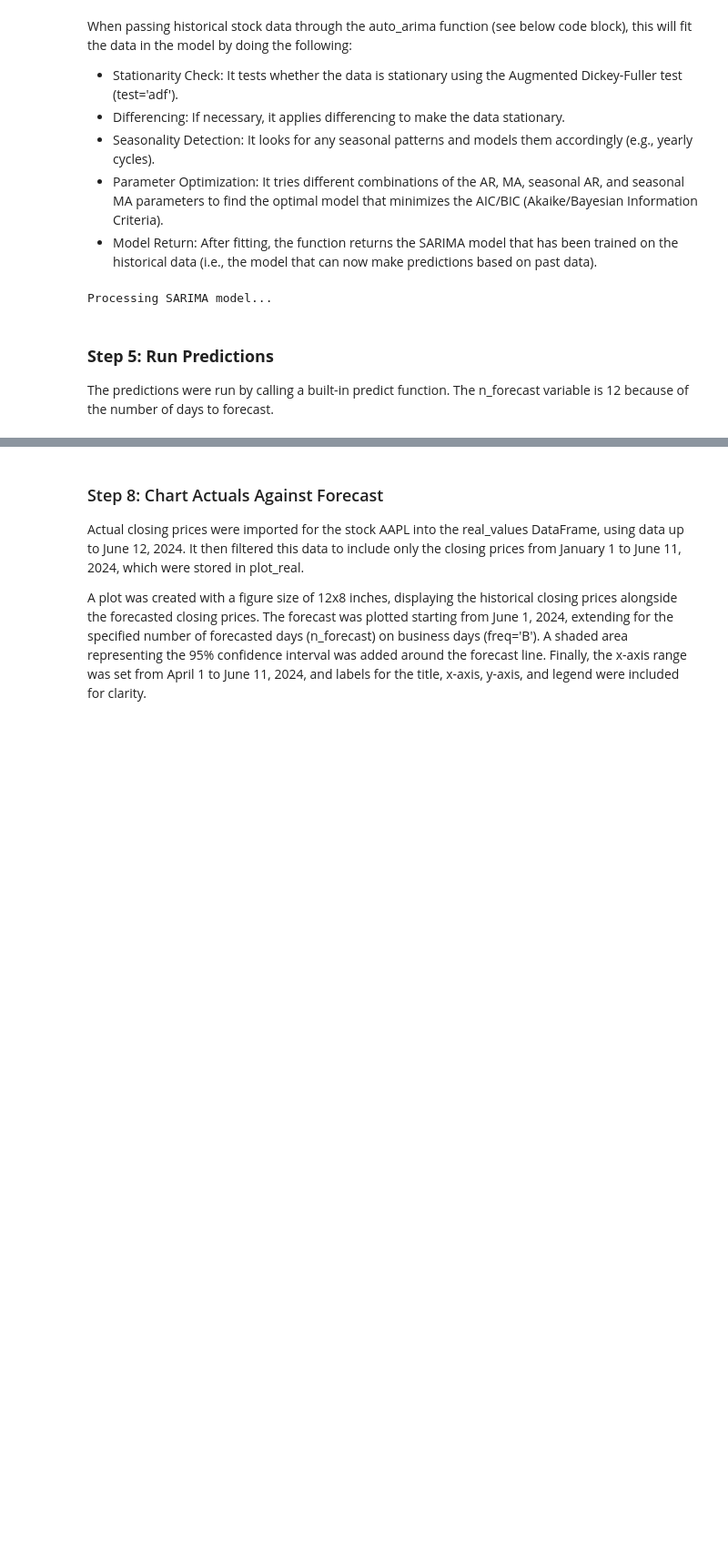
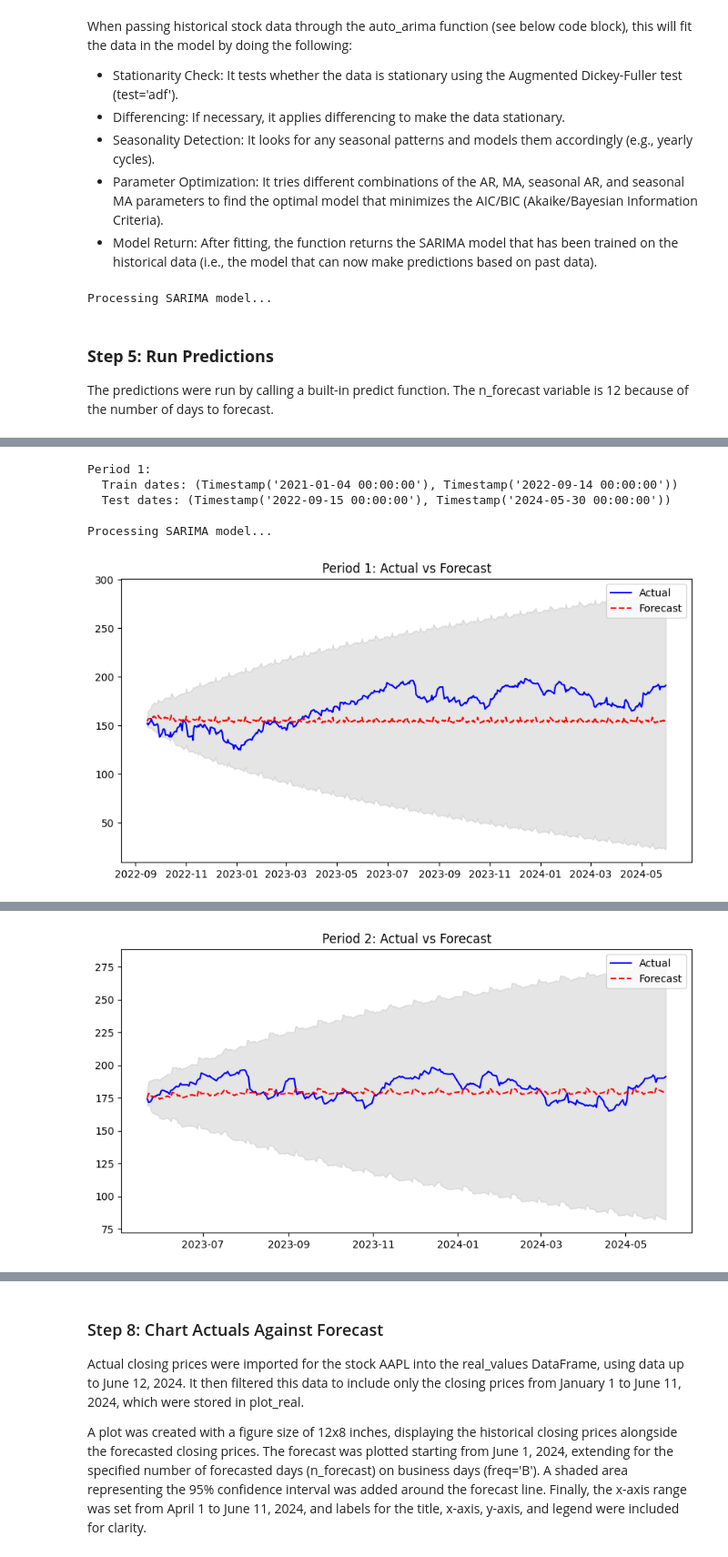
Before and after one commit to readingshapes/stock_forecasting, a Jupyter notebook: report copy 3.ipynb, the cells around one changed output, grey strips where cells are left out. Shown: that part at 91% size. Drawn from its saved outputs; the diff is of its cells as text; code cells hidden in the pictures; blank space fills up the shorter version.

```diff
--- a/report copy 3.ipynb
+++ b/report copy 3.ipynb
@@ -502,0 +333,79 @@ dtype: float64
+# %%
+# Total number of data points
+total_days = len(stock_data)
+
+# Define the periods for training and testing (adjusted for rolling splits)
+train_period_days = int(0.5 * total_days)  # 50% for training
+test_period_days = int(0.5 * total_days)   # 50% for testing
+
+# Rolling splits setup (3-fold)
+rolling_splits = []
+
+# Period 1: Train on first 50% and test on remaining 50%
+train_period_1 = stock_data.iloc[:train_period_days]
+test_period_1 = stock_data.iloc[train_period_days:]
+
+rolling_splits.append({
+    "train_dates": (train_period_1.index[0], train_period_1.index[-1]),
+    "test_dates": (test_period_1.index[0], test_period_1.index[-1])
+})
+
+# Period 2: Train on 70% and test on 30%
+train_period_days2 = int(0.7 * total_days)
+test_period_days2 = int(0.3 * total_days)
+train_period_2 = stock_data.iloc[:train_period_days2]
+test_period_2 = stock_data.iloc[train_period_days2:]
+
+rolling_splits.append({
+    "train_dates": (train_period_2.index[0], train_period_2.index[-1]),
+    "test_dates": (test_period_2.index[0], test_period_2.index[-1])
+})
+
+# Period 3: Train on 90% and test on remaining 10%
+train_period_days3 = int(0.9 * total_days)
+test_period_days3 = int(0.1 * total_days)
+train_period_3 = stock_data.iloc[:train_period_days3]
+test_period_3 = stock_data.iloc[train_period_days3:]
+
+rolling_splits.append({
+    "train_dates": (train_period_3.index[0], train_period_3.index[-1]),
+    "test_dates": (test_period_3.index[0], test_period_3.index[-1])
+})
+
+# Perform train-test split for each period and fit/predict with SARIMA
+for i, split in enumerate(rolling_splits):
+    print(f"Period {i+1}:")
+    print(f"  Train dates: {split['train_dates']}")
+    print(f"  Test dates: {split['test_dates']}\n")
+
+    # Get the actual data for training and testing
+    train_data = stock_data.loc[split["train_dates"][0]:split["train_dates"][1]]
+    test_data = stock_data.loc[split["test_dates"][0]:split["test_dates"][1]]
+
+    # Fit the SARIMA model on the training data
+    sarima_model = process_model(train_data)
+
+    # Make predictions on the test data
+    forecast, conf_int = sarima_model.predict(n_periods=len(test_data), return_conf_int=True)
+
+    # Check that the forecast and test data have the same length
+    assert len(forecast) == len(test_data), f"Forecast and test data lengths do not match: {len(forecast)} vs {len(test_data)}"
+
+    # Create the forecast DataFrame with the correct index (test_data.index)
+    forecast_df = pd.DataFrame(forecast[:], columns=['Forecast'])
+
+    # Plot predictions vs actual data
+    plt.figure(figsize=(10, 5))
+    plt.plot(test_data.index, test_data['Close'], color='blue', label='Actual')
+    plt.plot(test_data.index, forecast_df['Forecast'], color='red', linestyle='--', label='Forecast')
+    plt.fill_between(test_data.index, conf_int[:, 0], conf_int[:, 1], color='gray', alpha=0.2)
+    plt.title(f"Period {i+1}: Actual vs Forecast")
+    plt.legend()
+    plt.show()
+# %% [output]
+Period 1:
+  Train dates: (Timestamp('2021-01-04 00:00:00'), Timestamp('2022-09-14 00:00:00'))
+  Test dates: (Timestamp('2022-09-15 00:00:00'), Timestamp('2024-05-30 00:00:00'))
+
+Processing SARIMA model...
+[figure, added]
@@ -502,0 +417 @@ dtype: float64
+[figure, added]
```
Also changed, not shown: parts of 7 cells of this notebook.
